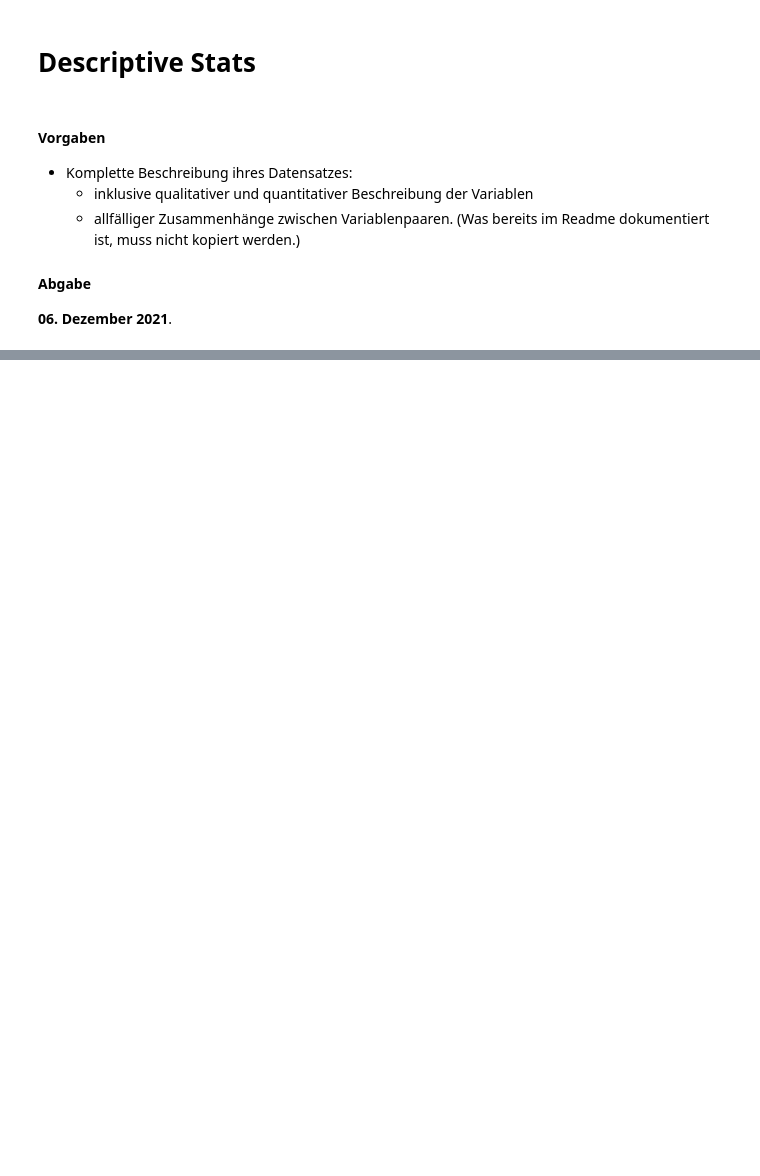
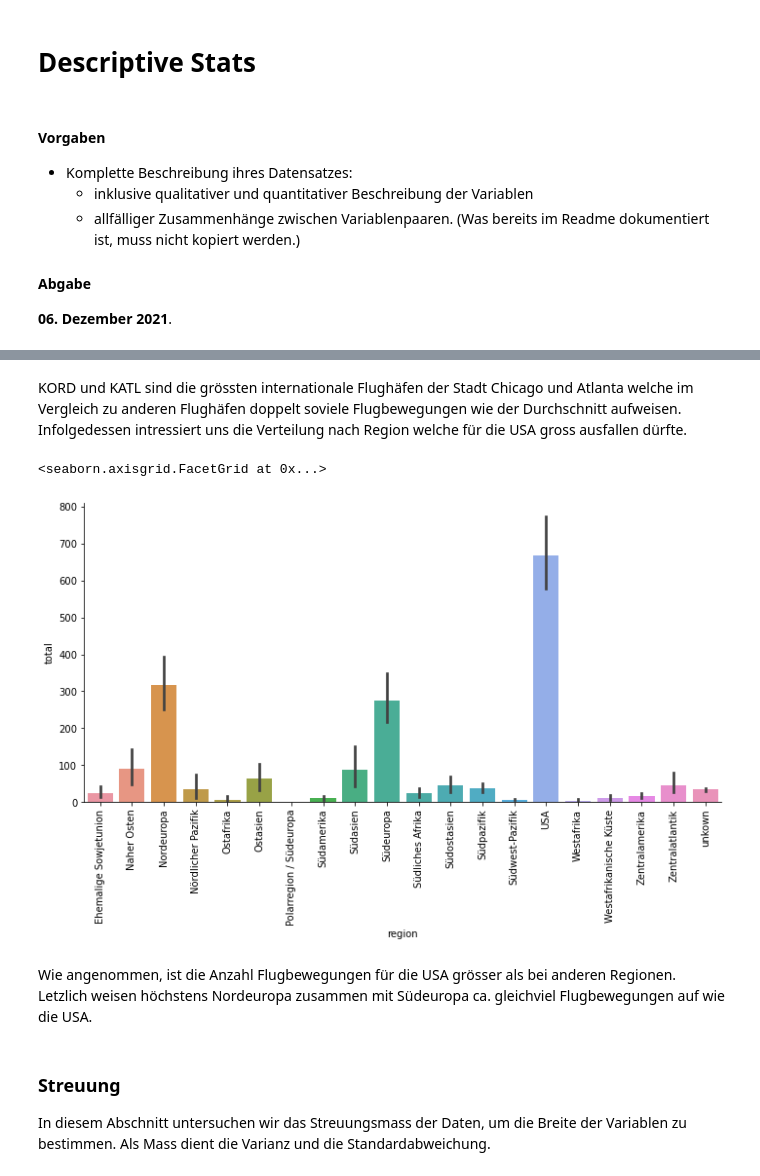
Before and after one commit to marcschny/DataStory_AirplaneHubs, a Jupyter notebook: AirplaneHubs/DataStory_DescriptiveStats.ipynb, the cells around one changed output, grey strips where cells are left out. Drawn from its saved outputs; the diff is of its cells as text; code cells hidden in the pictures; blank space fills up the shorter version.

```diff
--- a/AirplaneHubs/DataStory_DescriptiveStats.ipynb
+++ b/AirplaneHubs/DataStory_DescriptiveStats.ipynb
@@ -72,2 +82,14 @@ Die Anzahl Flugbewegungen unterscheiden sich sehr, infolgedessen möchten wir di
+# %% [markdown]
+KORD und KATL sind die grössten internationale Flughäfen der Stadt Chicago und Atlanta welche im Vergleich zu anderen Flughäfen doppelt soviele Flugbewegungen wie der Durchschnitt aufweisen. Infolgedessen intressiert uns die Verteilung nach Region welche für die USA gross ausfallen dürfte.
+# %%
+ds.show_distribution_region(df_a)
+# %% [output]
+<seaborn.axisgrid.FacetGrid at 0x...>
+[figure, added]
+# %% [markdown]
+Wie angenommen, ist die Anzahl Flugbewegungen für die USA grösser als bei anderen Regionen. Letzlich weisen höchstens Nordeuropa zusammen mit Südeuropa ca. gleichviel Flugbewegungen auf wie die USA.
+# %% [markdown]
+### Streuung
+In diesem Abschnitt untersuchen wir das Streuungsmass der Daten, um die Breite der Variablen zu bestimmen. Als Mass dient die Varianz und die Standardabweichung.
 # %%
 print("September:" + ds.get_varianz(df_f.loc[df_f['day'] > '2021-06-01'])) #September
```
Also changed, not shown: parts of 25 cells of this notebook, 2 other files.
